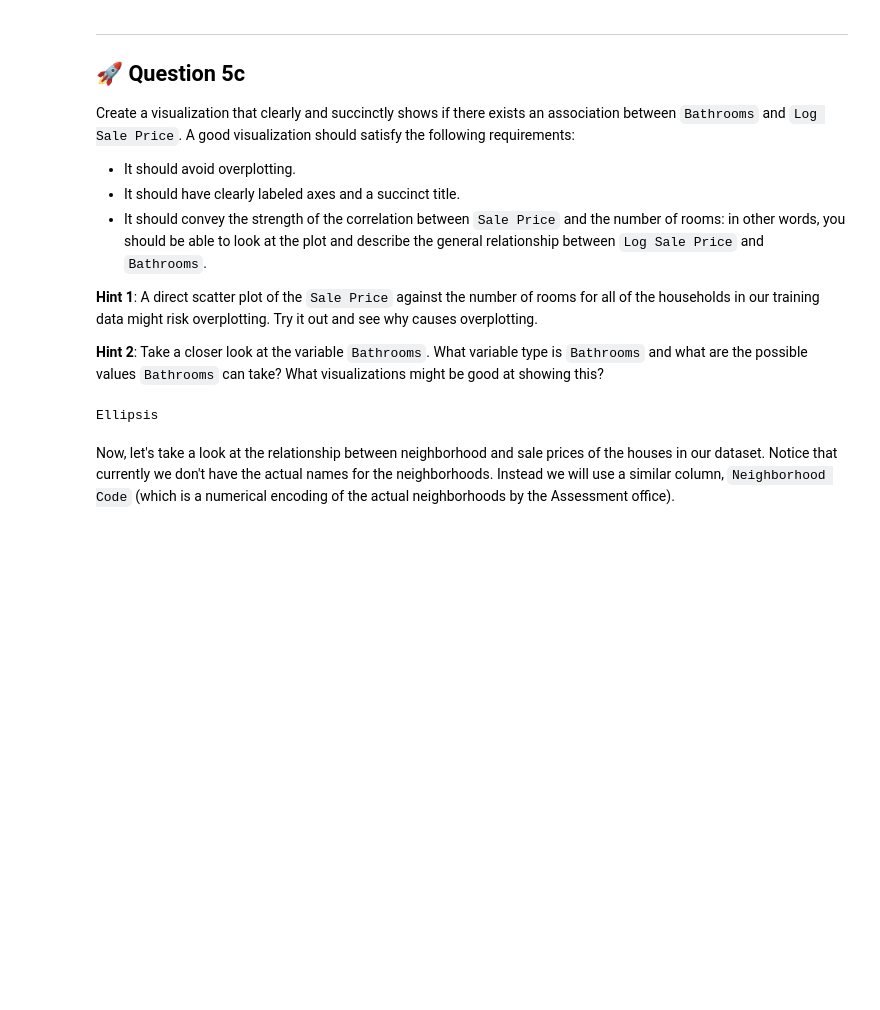
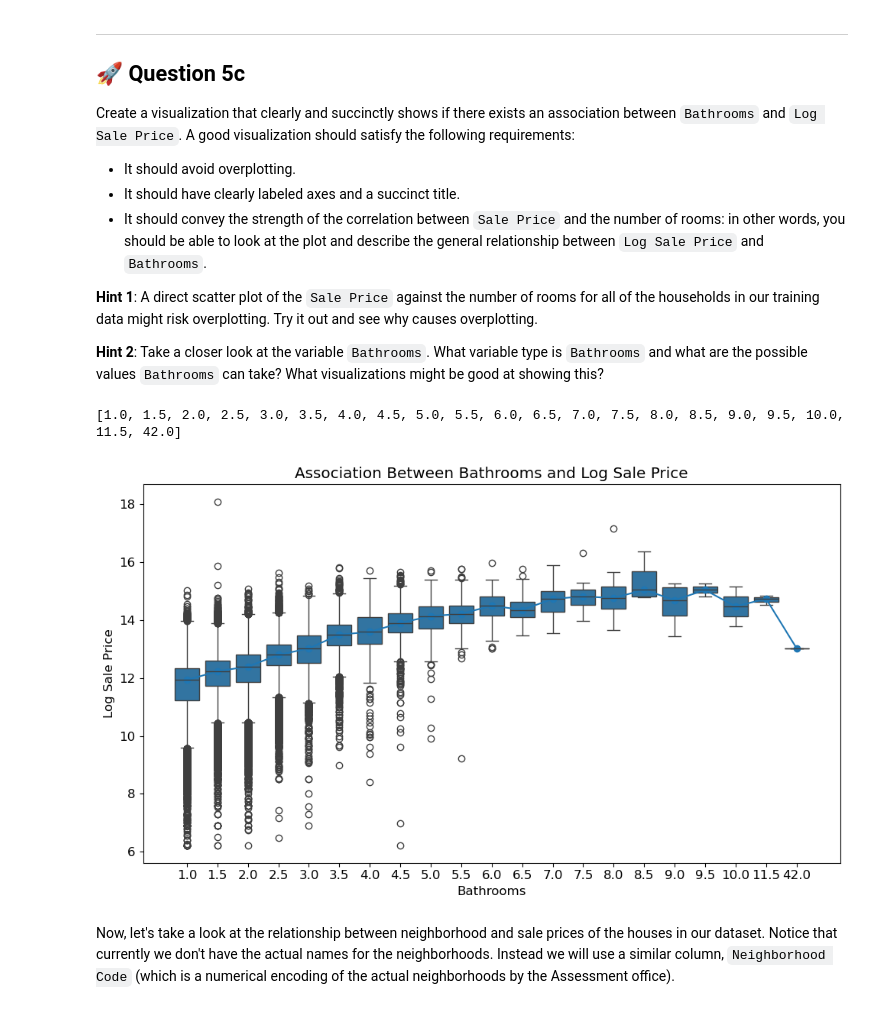
Before and after one commit to zaddle55/sp26-ds100-material, a Jupyter notebook: proj/projA1/projA1.ipynb, the cells around one changed output. Drawn from its saved outputs; the diff is of its cells as text; code cells hidden in the pictures; blank space fills up the shorter version.

```diff
--- a/proj/projA1/projA1.ipynb
+++ b/proj/projA1/projA1.ipynb
@@ -670,10 +677,32 @@ Create a visualization that clearly and succinctly shows if there exists an asso
 **Hint 1**: A direct scatter plot of the `Sale Price` against the number of rooms for all of the households in our training data might risk overplotting. Try it out and see why causes overplotting.
 
 **Hint 2**: Take a closer look at the variable `Bathrooms`. What variable type is `Bathrooms` and what are the possible values `Bathrooms` can take? What visualizations might be good at showing this?
-# %%
-...
-# %% [output]
-Ellipsis
+# %%
+print(sorted(training_data["Bathrooms"].dropna().unique()))
+bath_order = sorted(training_data["Bathrooms"].dropna().unique())
+plt.figure(figsize=(10, 6))
+sns.boxplot(
+    data=training_data,
+    x="Bathrooms",
+    y="Log Sale Price",
+    order=bath_order
+)
+median_by_bath = (
+    training_data.groupby("Bathrooms")["Log Sale Price"]
+    .median()
+    .reindex(bath_order)
+)
+
+plt.plot(range(len(bath_order)), median_by_bath.values, marker="o")
+
+plt.xlabel("Bathrooms")
+plt.ylabel("Log Sale Price")
+plt.title("Association Between Bathrooms and Log Sale Price")
+plt.tight_layout()
+plt.show()
+# %% [output]
+[1.0, 1.5, 2.0, 2.5, 3.0, 3.5, 4.0, 4.5, 5.0, 5.5, 6.0, 6.5, 7.0, 7.5, 8.0, 8.5, 9.0, 9.5, 10.0, 11.5, 42.0]
+[figure, added]
 # %% [markdown]
 <!-- END QUESTION -->
 
```
Also changed, not shown: parts of 15 cells of this notebook, 1 other file.
